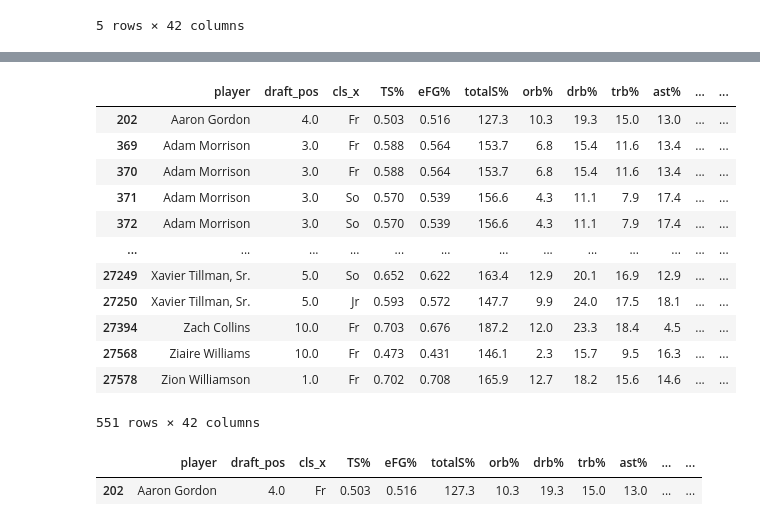
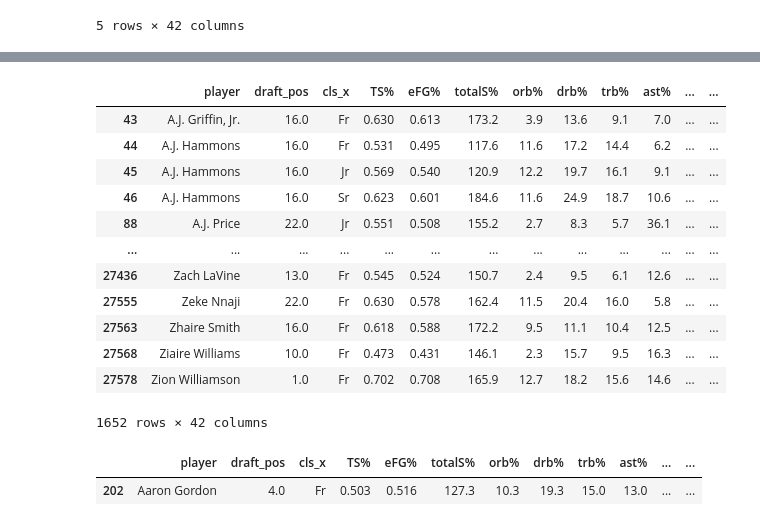
Before and after one commit to JonathanC12/Data-Mining-Project-2---Classification---NBA-Draft, a Jupyter notebook: Project2_Work.ipynb, the cells around one changed output, grey strips where cells are left out. Cells and saved outputs as stored; diff of their text form; code cells hidden in the pictures.

```diff
--- a/Project2_Work.ipynb
+++ b/Project2_Work.ipynb
@@ -184,3 +176,5 @@ top_ten_draft_stats.loc[top_ten_draft_stats['player'] == 'Yue Sun']
 # %%
-ncaa_top_ten_draft_stats = top_ten_draft_stats.dropna(subset=['cls_x'])
+# for international players who were drafted, their class variable is null, so drop those players for sake of this project
+
+ncaa_draft_stats = focused_draft_stats.dropna(subset=['cls_x'])
 # %%
@@ -214,18 +212,18 @@ pf           86
 dtype: int64
 # %%
-ncaa_top_ten_draft_stats
+ncaa_draft_stats
 # %% [output]
 |  | player | draft_pos | cls_x | TS% | eFG% | totalS% | orb% | drb% | trb% | ast% | ... | ... |
-| 202 | Aaron Gordon | 4.0 | Fr | 0.503 | 0.516 | 127.3 | 10.3 | 19.3 | 15.0 | 13.0 | ... | ... |
-| 369 | Adam Morrison | 3.0 | Fr | 0.588 | 0.564 | 153.7 | 6.8 | 15.4 | 11.6 | 13.4 | ... | ... |
-| 370 | Adam Morrison | 3.0 | Fr | 0.588 | 0.564 | 153.7 | 6.8 | 15.4 | 11.6 | 13.4 | ... | ... |
-| 371 | Adam Morrison | 3.0 | So | 0.570 | 0.539 | 156.6 | 4.3 | 11.1 | 7.9 | 17.4 | ... | ... |
-| 372 | Adam Morrison | 3.0 | So | 0.570 | 0.539 | 156.6 | 4.3 | 11.1 | 7.9 | 17.4 | ... | ... |
+| 43 | A.J. Griffin, Jr. | 16.0 | Fr | 0.630 | 0.613 | 173.2 | 3.9 | 13.6 | 9.1 | 7.0 | ... | ... |
+| 44 | A.J. Hammons | 16.0 | Fr | 0.531 | 0.495 | 117.6 | 11.6 | 17.2 | 14.4 | 6.2 | ... | ... |
+| 45 | A.J. Hammons | 16.0 | Jr | 0.569 | 0.540 | 120.9 | 12.2 | 19.7 | 16.1 | 9.1 | ... | ... |
+| 46 | A.J. Hammons | 16.0 | Sr | 0.623 | 0.601 | 184.6 | 11.6 | 24.9 | 18.7 | 10.6 | ... | ... |
+| 88 | A.J. Price | 22.0 | Jr | 0.551 | 0.508 | 155.2 | 2.7 | 8.3 | 5.7 | 36.1 | ... | ... |
 | ... | ... | ... | ... | ... | ... | ... | ... | ... | ... | ... | ... | ... |
-| 27249 | Xavier Tillman, Sr. | 5.0 | So | 0.652 | 0.622 | 163.4 | 12.9 | 20.1 | 16.9 | 12.9 | ... | ... |
-| 27250 | Xavier Tillman, Sr. | 5.0 | Jr | 0.593 | 0.572 | 147.7 | 9.9 | 24.0 | 17.5 | 18.1 | ... | ... |
-| 27394 | Zach Collins | 10.0 | Fr | 0.703 | 0.676 | 187.2 | 12.0 | 23.3 | 18.4 | 4.5 | ... | ... |
+| 27436 | Zach LaVine | 13.0 | Fr | 0.545 | 0.524 | 150.7 | 2.4 | 9.5 | 6.1 | 12.6 | ... | ... |
+| 27555 | Zeke Nnaji | 22.0 | Fr | 0.630 | 0.578 | 162.4 | 11.5 | 20.4 | 16.0 | 5.8 | ... | ... |
+| 27563 | Zhaire Smith | 16.0 | Fr | 0.618 | 0.588 | 172.2 | 9.5 | 11.1 | 10.4 | 12.5 | ... | ... |
 | 27568 | Ziaire Williams | 10.0 | Fr | 0.473 | 0.431 | 146.1 | 2.3 | 15.7 | 9.5 | 16.3 | ... | ... |
 | 27578 | Zion Williamson | 1.0 | Fr | 0.702 | 0.708 | 165.9 | 12.7 | 18.2 | 15.6 | 14.6 | ... | ... |
-551 rows × 42 columns
+1652 rows × 42 columns
 # %%
```
Also changed, not shown: parts of 89 cells of this notebook.
